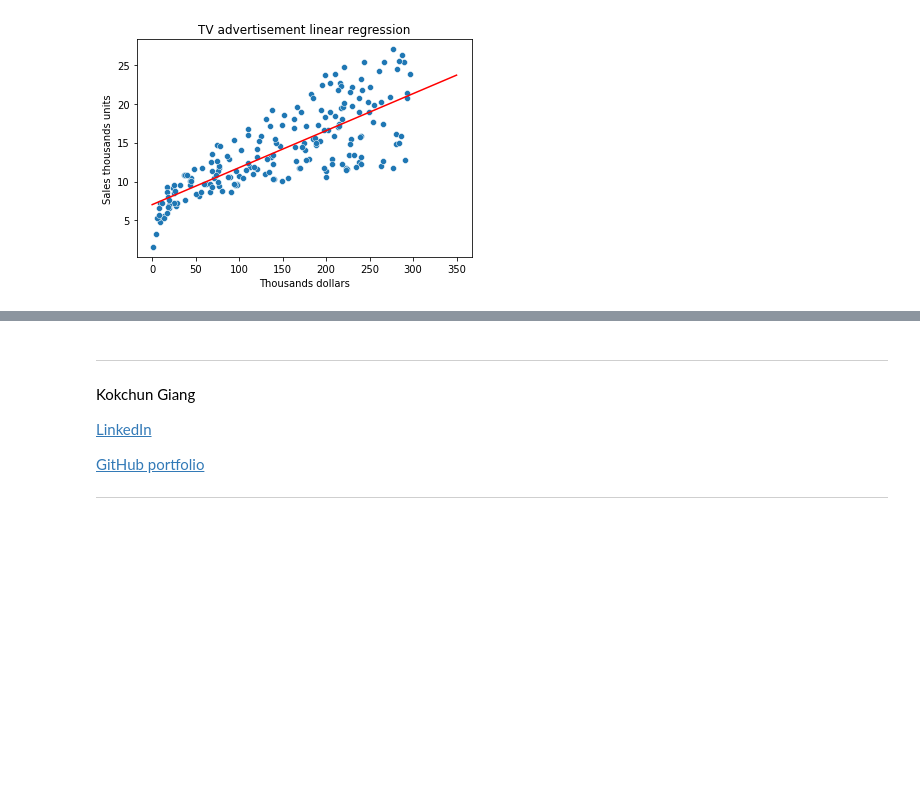
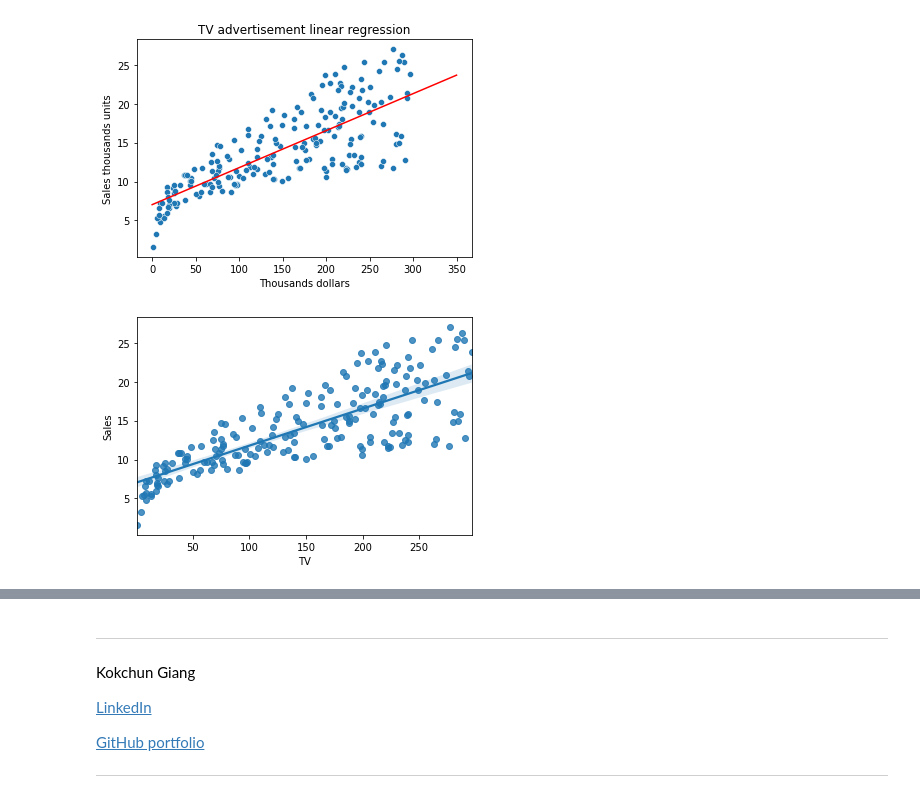
Before and after one commit to kokchun/Maskininlarning-AI21, a Jupyter notebook: Lectures/L0-Linear_regression.ipynb, the cells around one changed output, grey strips where cells are left out. Saved outputs shown, nothing was run; the diff lists cells and outputs as text; code cells hidden in the pictures; blank space fills up the shorter version.

```diff
--- a/Lectures/L0-Linear_regression.ipynb
+++ b/Lectures/L0-Linear_regression.ipynb
@@ -138,3 +139,8 @@ ax.set(title="TV advertisement linear regression", xlabel="Thousands dollars", y
 Intercept beta_0 hat: 7.0326
 Slope beta_1 hat: 0.0475
 [figure]
+# %%
+# regression line using seaborn regplot
+sns.regplot(x=X,y=y);
+# %% [output]
+[figure, added]
```
Also changed, not shown: parts of 4 cells of this notebook.
